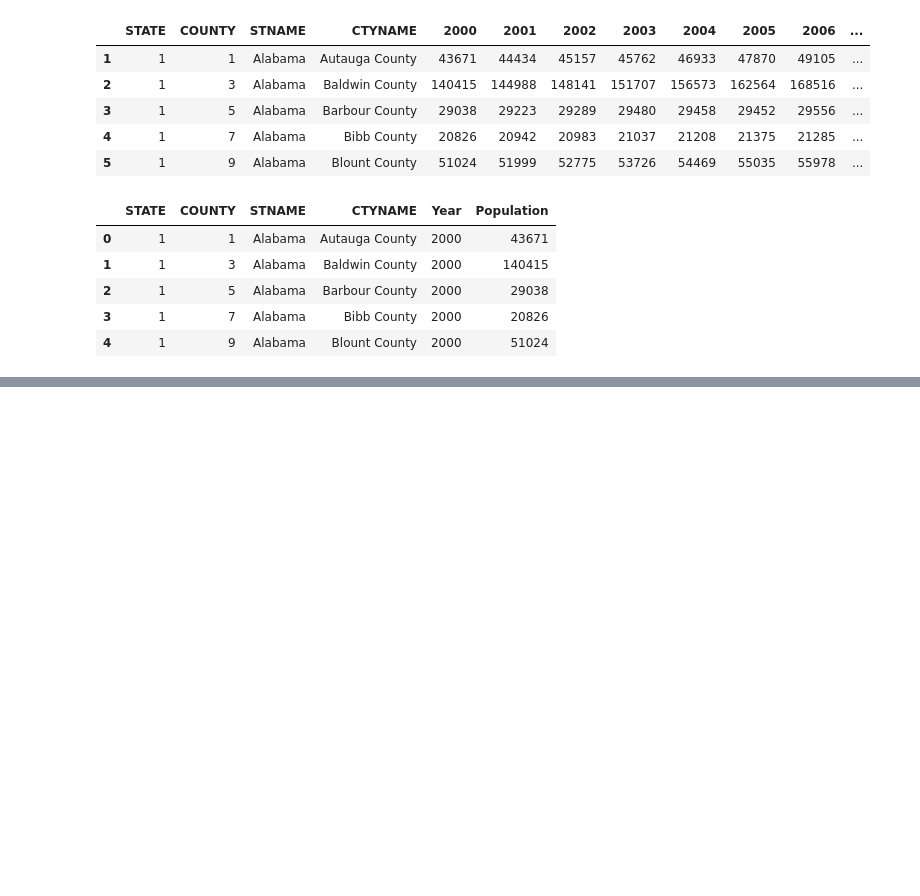
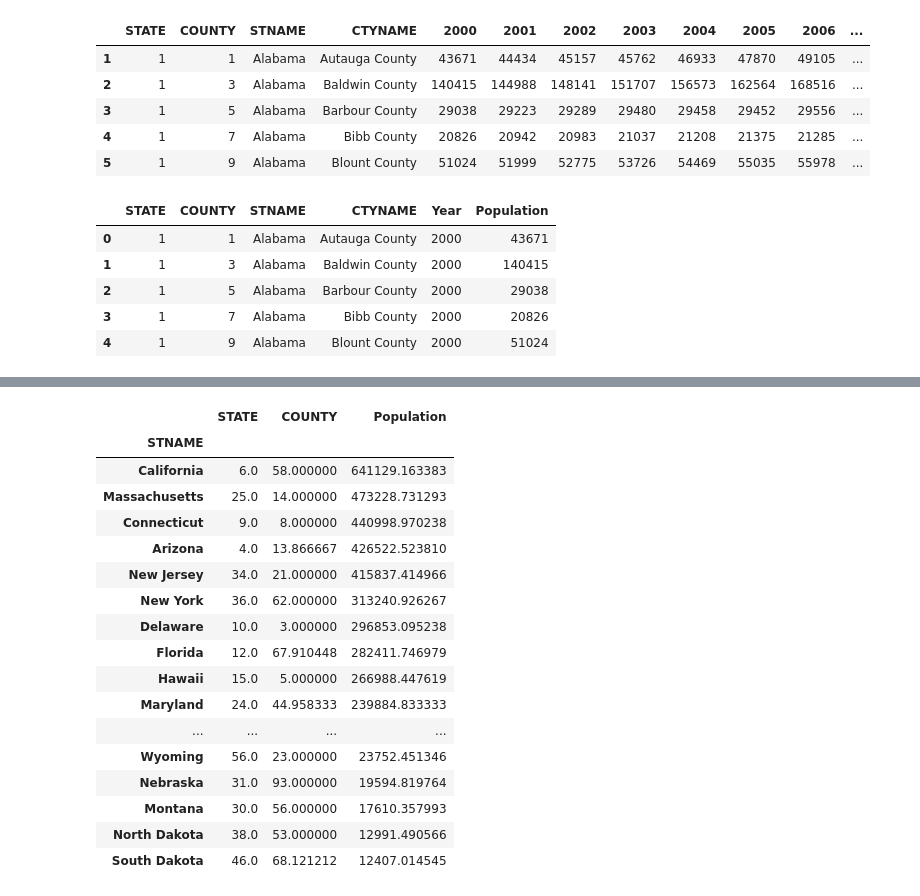
Before and after one commit to MIDS-at-Duke/pds2021-opioids-team-2-ids720, a Jupyter notebook: 10_code/Cleaning_Population_Data.ipynb, the cells around one changed output, grey strips where cells are left out. Cells and saved outputs as stored; diff of their text form; code cells hidden in the pictures; blank space fills up the shorter version.

```diff
--- a/10_code/Cleaning_Population_Data.ipynb
+++ b/10_code/Cleaning_Population_Data.ipynb
@@ -115,7 +139,18 @@ raw_popn_merged.rename({'CENSUS2000POP':'2000',
        'POPESTIMATE2006':'2006',
        'POPESTIMATE2007':'2007',
        'POPESTIMATE2008':'2008',
-       'POPESTIMATE2009':'2009'
+       'POPESTIMATE2009':'2009',
+       'CENSUS2010POP':'2010',
+       'POPESTIMATE2011':'2011',
+       'POPESTIMATE2012':'2012',
+       'POPESTIMATE2013':'2013',
+       'POPESTIMATE2014':'2014',
+       'POPESTIMATE2015':'2015',
+       'POPESTIMATE2016':'2016',
+       'POPESTIMATE2017':'2017',
+       'POPESTIMATE2018':'2018',
+       'POPESTIMATE2019':'2019',
+       'POPESTIMATE2020':'2020'
        }, axis=1, inplace=True)
 # %%
 raw_popn_merged.head()
@@ -130,7 +165,12 @@ raw_popn_merged.head()
 raw_popn_merged_melted = pd.melt(raw_popn_merged, id_vars=["STATE","COUNTY","STNAME","CTYNAME"], value_vars=['2000',
        '2001', '2002', '2003',
        '2004', '2005', '2006',
-       '2007', '2008', '2009'], var_name="Year", value_name="Population")
+       '2007', '2008', '2009',
+       '2010', '2011', '2012',
+       '2013', '2014', '2015',
+       '2016', '2017', '2018',
+       '2019', '2020'
+       ], var_name="Year", value_name="Population")
 raw_popn_merged_melted.head()
 # %% [output]
 |  | STATE | COUNTY | STNAME | CTYNAME | Year | Population |
@@ -155,0 +192,2 @@ Name: Year, dtype: int64
+# %%
+raw_popn_merged_melted["Population"] = np.where(raw_popn_merged_melted["Population"]=="X",np.nan, raw_popn_merged_melted["Population"])
@@ -155,0 +210,3 @@ Name: Year, dtype: int64
+# %%
+raw_popn_merged_melted["Population"] = pd.to_numeric(raw_popn_merged_melted["Population"], errors='coerce')
+raw_popn_merged_melted.info()
@@ -155,0 +227,21 @@ Name: Year, dtype: int64
+# %%
+raw_popn_merged_melted.groupby(["STNAME"]).mean("Population").sort_values(by = "Population",ascending=False)
+# %% [output]
+|  | STATE | COUNTY | Population |
+| STNAME |  |  |  |
+| California | 6.0 | 58.000000 | 641129.163383 |
+| Massachusetts | 25.0 | 14.000000 | 473228.731293 |
+| Connecticut | 9.0 | 8.000000 | 440998.970238 |
+| Arizona | 4.0 | 13.866667 | 426522.523810 |
+| New Jersey | 34.0 | 21.000000 | 415837.414966 |
+| New York | 36.0 | 62.000000 | 313240.926267 |
+| Delaware | 10.0 | 3.000000 | 296853.095238 |
+| Florida | 12.0 | 67.910448 | 282411.746979 |
+| Hawaii | 15.0 | 5.000000 | 266988.447619 |
+| Maryland | 24.0 | 44.958333 | 239884.833333 |
+| ... | ... | ... | ... |
+| Wyoming | 56.0 | 23.000000 | 23752.451346 |
+| Nebraska | 31.0 | 93.000000 | 19594.819764 |
+| Montana | 30.0 | 56.000000 | 17610.357993 |
+| North Dakota | 38.0 | 53.000000 | 12991.490566 |
+| South Dakota | 46.0 | 68.121212 | 12407.014545 |
```
Also changed, not shown: parts of 20 cells of this notebook.
